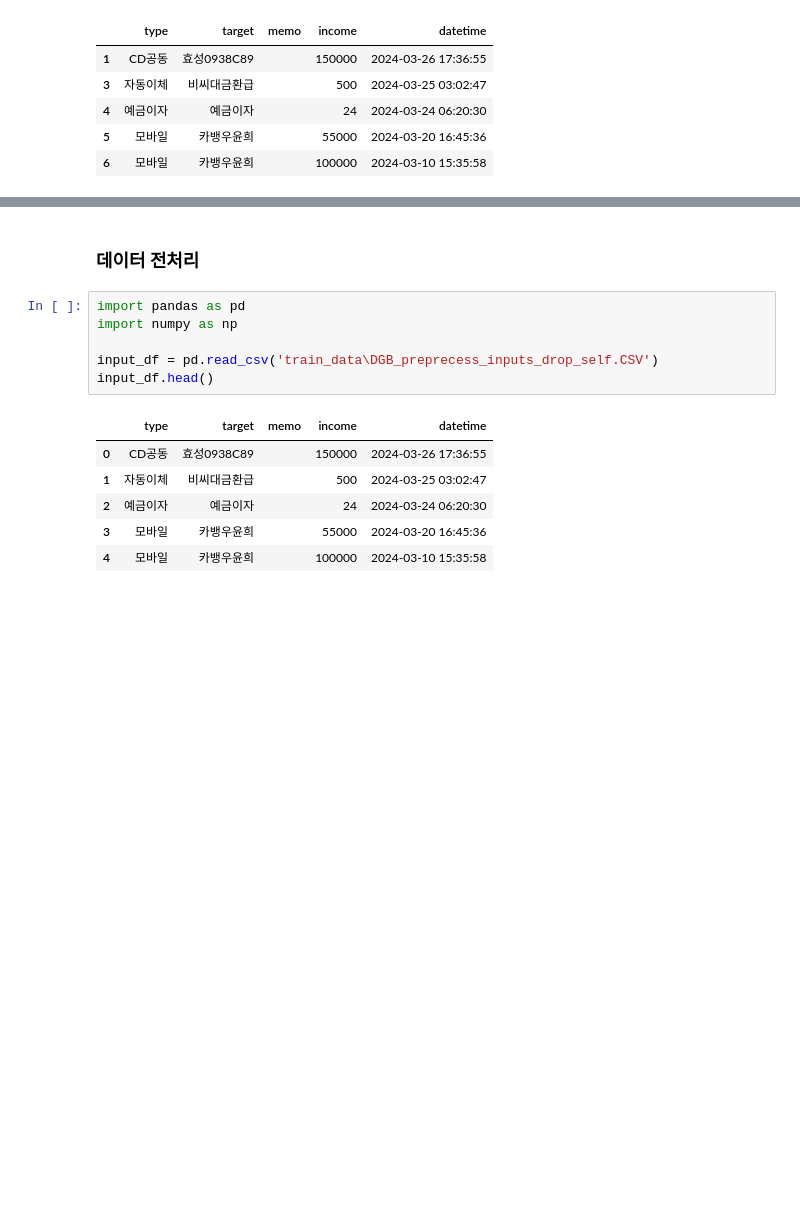
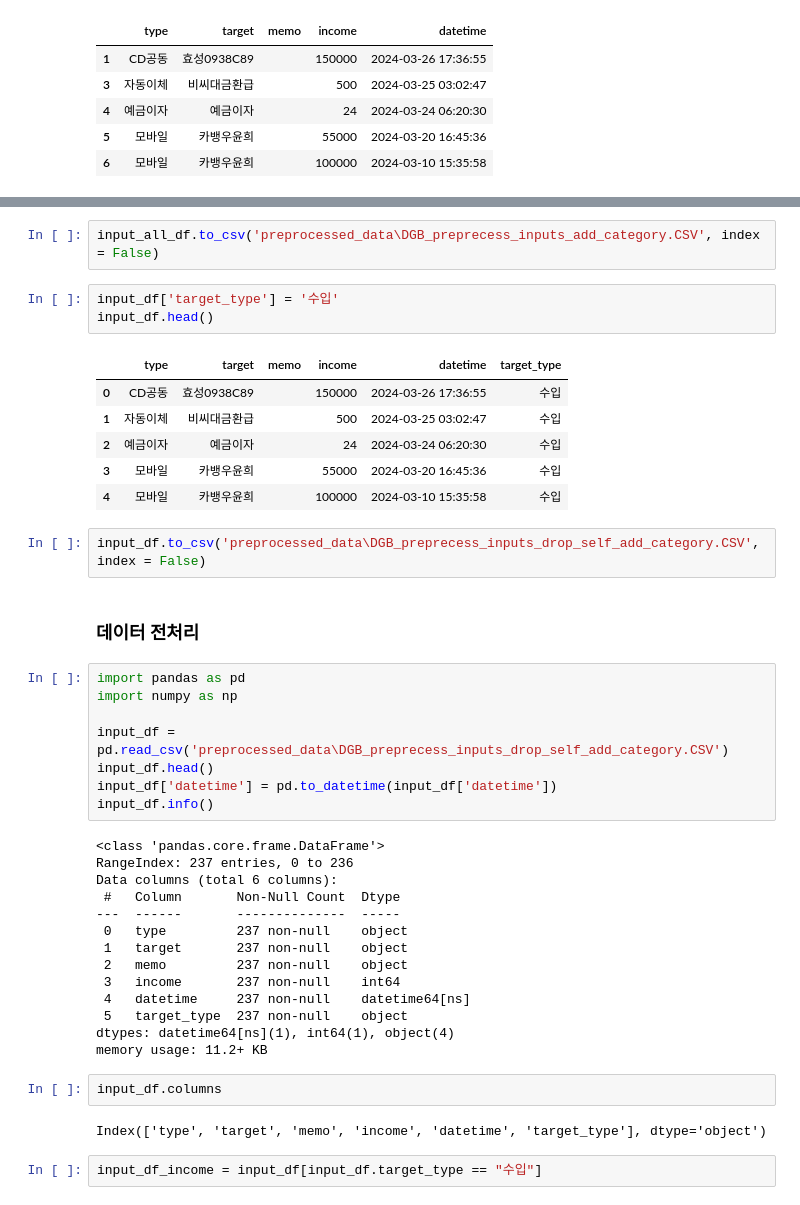
Before and after one commit to MUGOFF/Financial_Account_Mangement_and_Analysis-for-me, a Jupyter notebook: Tensorflow/Input_preprocessing.ipynb, the cells around one changed output, grey strips where cells are left out. Saved outputs shown, nothing was run; the diff lists cells and outputs as text; blank space fills up the shorter version.

```diff
--- a/Tensorflow/Input_preprocessing.ipynb
+++ b/Tensorflow/Input_preprocessing.ipynb
@@ -137,15 +163,44 @@ RawData_Drop_selfIncome.to_csv('train_data\DGB_preprecess_inputs_drop_self.CSV',
+# %%
+input_all_df.to_csv('preprocessed_data\DGB_preprecess_inputs_add_category.CSV', index = False)
+# %%
+input_df['target_type'] = '수입'
+input_df.head()
+# %% [output]
+|  | type | target | memo | income | datetime | target_type |
+| 0 | CD공동 | 효성0938C89 |  | 150000 | 2024-03-26 17:36:55 | 수입 |
+| 1 | 자동이체 | 비씨대금환급 |  | 500 | 2024-03-25 03:02:47 | 수입 |
+| 2 | 예금이자 | 예금이자 |  | 24 | 2024-03-24 06:20:30 | 수입 |
+| 3 | 모바일 | 카뱅우윤희 |  | 55000 | 2024-03-20 16:45:36 | 수입 |
+| 4 | 모바일 | 카뱅우윤희 |  | 100000 | 2024-03-10 15:35:58 | 수입 |
+# %%
+input_df.to_csv('preprocessed_data\DGB_preprecess_inputs_drop_self_add_category.CSV', index = False)
 # %% [markdown]
 ### 데이터 전처리
 # %%
 import pandas as pd
 import numpy as np
 
-input_df = pd.read_csv('train_data\DGB_preprecess_inputs_drop_self.CSV')
+input_df = pd.read_csv('preprocessed_data\DGB_preprecess_inputs_drop_self_add_category.CSV')
 input_df.head()
+input_df['datetime'] = pd.to_datetime(input_df['datetime'])
+input_df.info()
 # %% [output]
-|  | type | target | memo | income | datetime |
-| 0 | CD공동 | 효성0938C89 |  | 150000 | 2024-03-26 17:36:55 |
-| 1 | 자동이체 | 비씨대금환급 |  | 500 | 2024-03-25 03:02:47 |
-| 2 | 예금이자 | 예금이자 |  | 24 | 2024-03-24 06:20:30 |
-| 3 | 모바일 | 카뱅우윤희 |  | 55000 | 2024-03-20 16:45:36 |
-| 4 | 모바일 | 카뱅우윤희 |  | 100000 | 2024-03-10 15:35:58 |
+<class 'pandas.core.frame.DataFrame'>
+RangeIndex: 237 entries, 0 to 236
+Data columns (total 6 columns):
+ #   Column       Non-Null Count  Dtype
+---  ------       --------------  -----
+ 0   type         237 non-null    object
+ 1   target       237 non-null    object
+ 2   memo         237 non-null    object
+ 3   income       237 non-null    int64
+ 4   datetime     237 non-null    datetime64[ns]
+ 5   target_type  237 non-null    object
+dtypes: datetime64[ns](1), int64(1), object(4)
+memory usage: 11.2+ KB
+# %%
+input_df.columns
+# %% [output]
+Index(['type', 'target', 'memo', 'income', 'datetime', 'target_type'], dtype='object')
+# %%
+input_df_income = input_df[input_df.target_type == "수입"]
```
Also changed, not shown: parts of 9 cells of this notebook, 6 other files.
